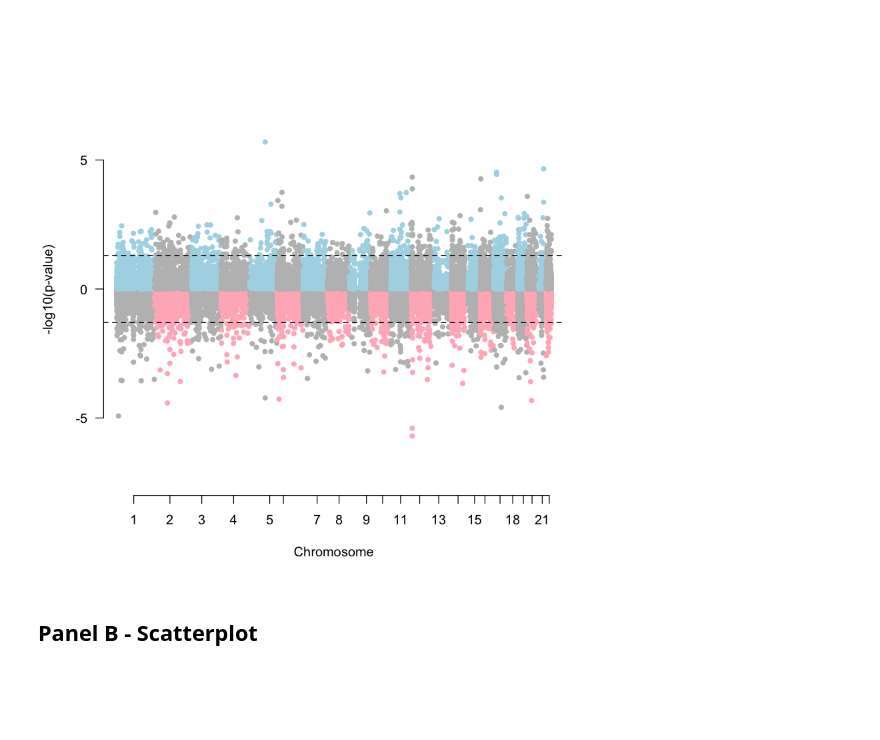
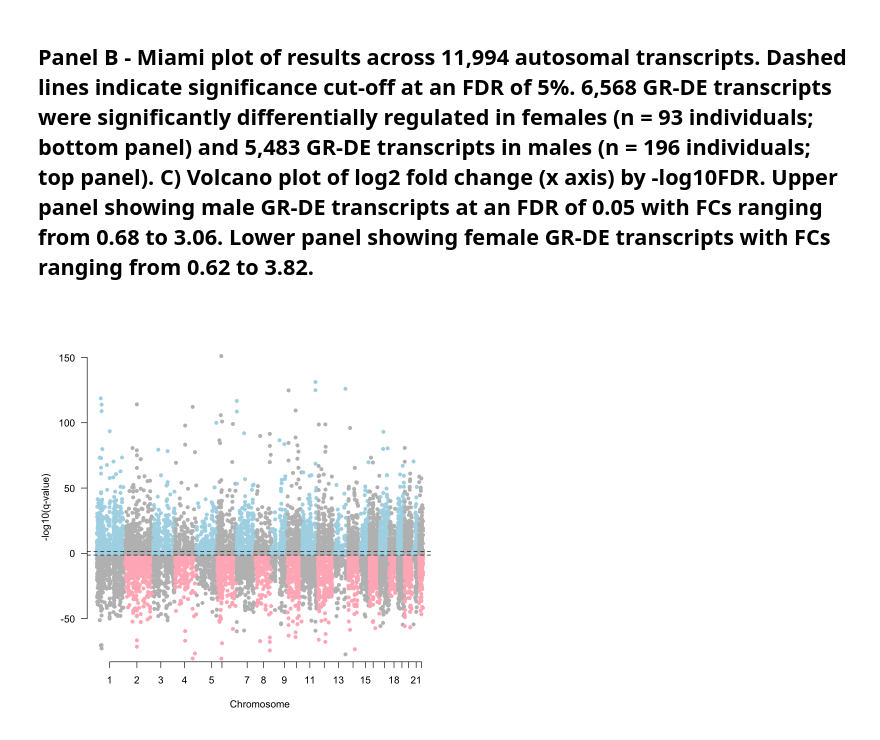
Before and after one commit to jArloth/Sex-Stratified-Analyses, a Jupyter notebook: Figure2.ipynb, the cells around one changed output. Saved outputs shown, nothing was run; the diff lists cells and outputs as text; code cells hidden in the pictures; blank space fills up the shorter version.

```diff
--- a/Figure2.ipynb
+++ b/Figure2.ipynb
@@ -23,8 +26,9 @@ Loading required package: futile.logger
+# %%
+data=read.delim("data/fig1_DEresults.txt", row.names=1)
 # %%
-data=read.delim("data/fig2_sex-biased_eQTL_results.txt")
 #select top 10 genes
-top10m=data %>% top_n(-10,q_males)
+top10m=data %>% top_n(-10,male.padj)
 top10m
-top10f=data %>% top_n(-10,q_females)
+top10f=data %>% top_n(-10,female.padj)
 top10f
 # %% [output]
@@ -32,12 +71,12 @@ ERROR: Error in data %>% top_n(-10, q_males): konnte Funktion "%>%" nicht finden
+# %% [markdown]
+## Panel B - Miami plot of results across 11,994 autosomal transcripts. Dashed lines indicate significance cut-off at an FDR of 5%. 6,568 GR-DE transcripts were significantly differentially regulated in females (n = 93 individuals; bottom panel) and 5,483 GR-DE transcripts in males (n = 196 individuals; top panel). C) Volcano plot of log2 fold change (x axis) by -log10FDR. Upper panel showing male GR-DE transcripts at an FDR of 0.05 with FCs ranging from 0.68 to 3.06. Lower panel showing female GR-DE transcripts with FCs ranging from 0.62 to 3.82.
 # %%
+#manhatten plot options
 ops=control=mht.control(cutoffs=c(-log10(0.05)),labels=paste("Chr",1:22,sep=""))
-#png("Figure2A.png",height=3600,width=6000,res=600)
-miamiplot(data,chr="CHR",bp="P_start",p="q_females",pr="q_males",snp="Probe_Id",lcols = c(),
-          col = c("lightblue", "grey"), col2 = c("grey", "lightpink"),ylab="-log10(p-value)")
+
+miamiplot(data,chr="Chr",bp="P_start",p="male.padj",pr="female.padj",snp="X",lcols = c(),
+          col = c("lightblue", "grey"), col2 = c("grey", "lightpink"),ylab="-log10(q-value)")
 abline(h = -log10(0.05),lty = 2, lwd = 1)
 abline(h = log10(0.05),lty = 2, lwd = 1)
-#dev.off()
 # %% [output]
-[figure, old version]
+[figure, new version]
-# %% [markdown]
-## Panel B - Scatterplot
```
Also changed, not shown: parts of 17 cells of this notebook, 25 other files.
